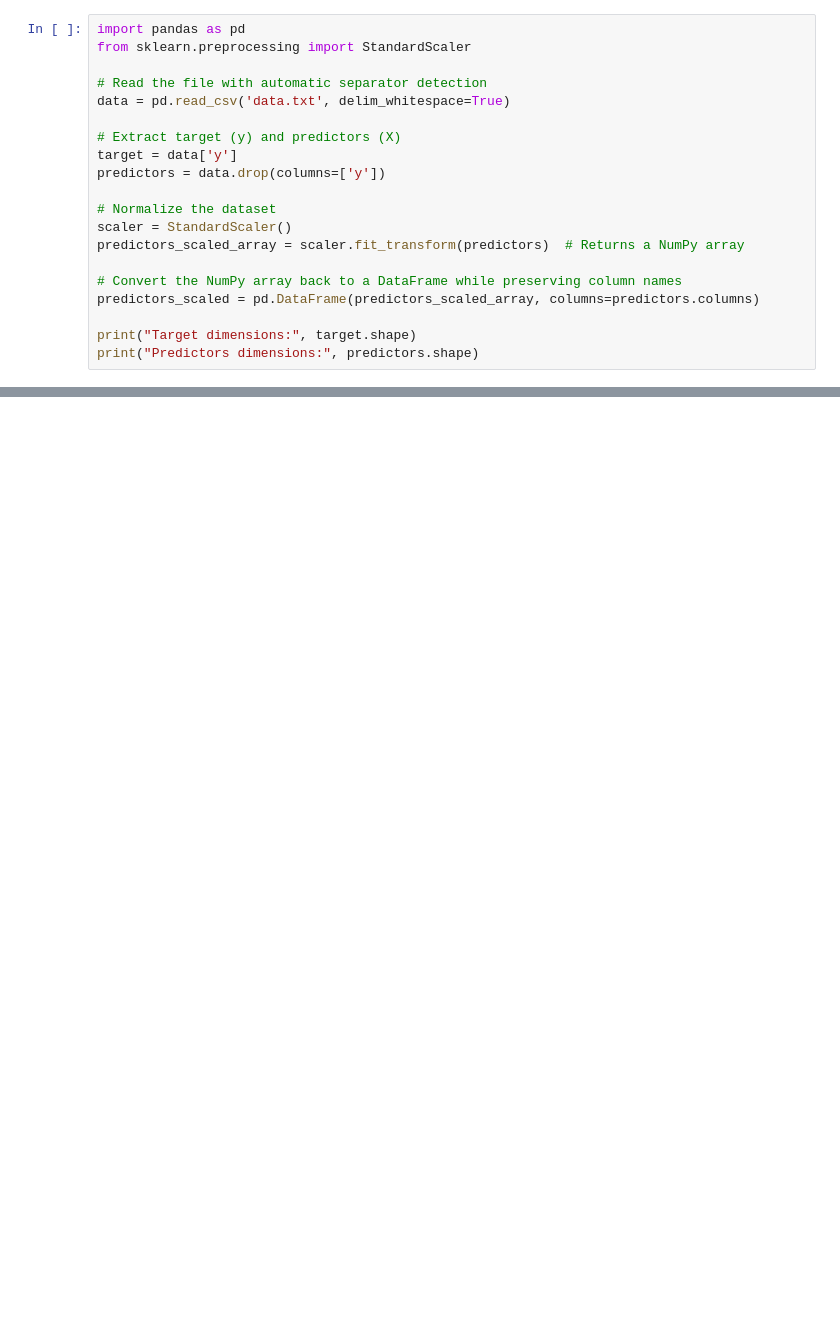
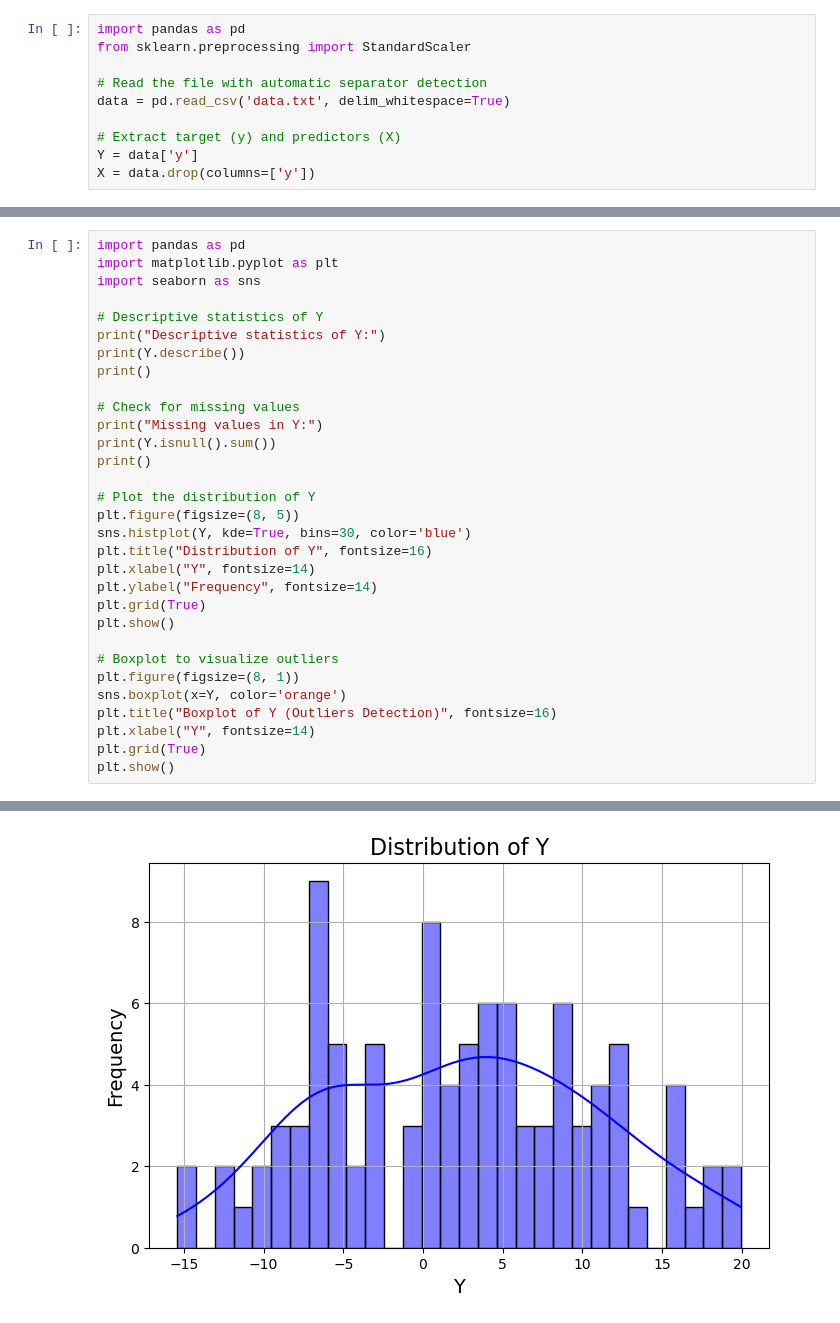
Before and after one commit to luc-polo/Advanced-Regression-Challenge, a Jupyter notebook: Script.ipynb, the cells around one changed output, grey strips where cells are left out. Saved outputs shown, nothing was run; the diff lists cells and outputs as text; blank space fills up the shorter version.

```diff
--- a/Script.ipynb
+++ b/Script.ipynb
@@ -12,15 +12,5 @@ from sklearn.preprocessing import StandardScaler
 data = pd.read_csv('data.txt', delim_whitespace=True)
 
 # Extract target (y) and predictors (X)
-target = data['y']
-predictors = data.drop(columns=['y'])
-
-# Normalize the dataset
-scaler = StandardScaler()
-predictors_scaled_array = scaler.fit_transform(predictors)  # Returns a NumPy array
-
-# Convert the NumPy array back to a DataFrame while preserving column names
-predictors_scaled = pd.DataFrame(predictors_scaled_array, columns=predictors.columns)
-
-print("Target dimensions:", target.shape)
-print("Predictors dimensions:", predictors.shape)
+Y = data['y']
+X = data.drop(columns=['y'])
@@ -26,0 +19,32 @@ print("Predictors dimensions:", predictors.shape)
+# %%
+import pandas as pd
+import matplotlib.pyplot as plt
+import seaborn as sns
+
+# Descriptive statistics of Y
+print("Descriptive statistics of Y:")
+print(Y.describe())
+print()
+
+# Check for missing values
+print("Missing values in Y:")
+print(Y.isnull().sum())
+print()
+
+# Plot the distribution of Y
+plt.figure(figsize=(8, 5))
+sns.histplot(Y, kde=True, bins=30, color='blue')
+plt.title("Distribution of Y", fontsize=16)
+plt.xlabel("Y", fontsize=14)
+plt.ylabel("Frequency", fontsize=14)
+plt.grid(True)
+plt.show()
+
+# Boxplot to visualize outliers
+plt.figure(figsize=(8, 1))
+sns.boxplot(x=Y, color='orange')
+plt.title("Boxplot of Y (Outliers Detection)", fontsize=16)
+plt.xlabel("Y", fontsize=14)
+plt.grid(True)
+plt.show()
+# %% [output]
@@ -26,0 +64 @@ print("Predictors dimensions:", predictors.shape)
+[figure, added]
```
Also changed, not shown: parts of 10 cells of this notebook.
